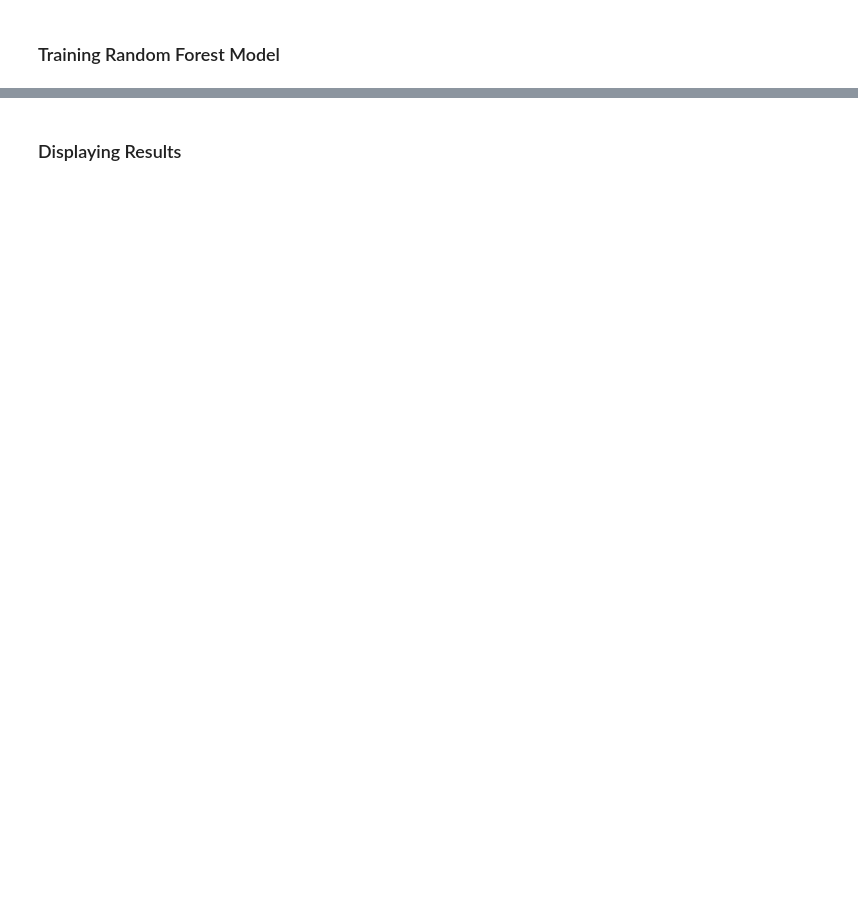
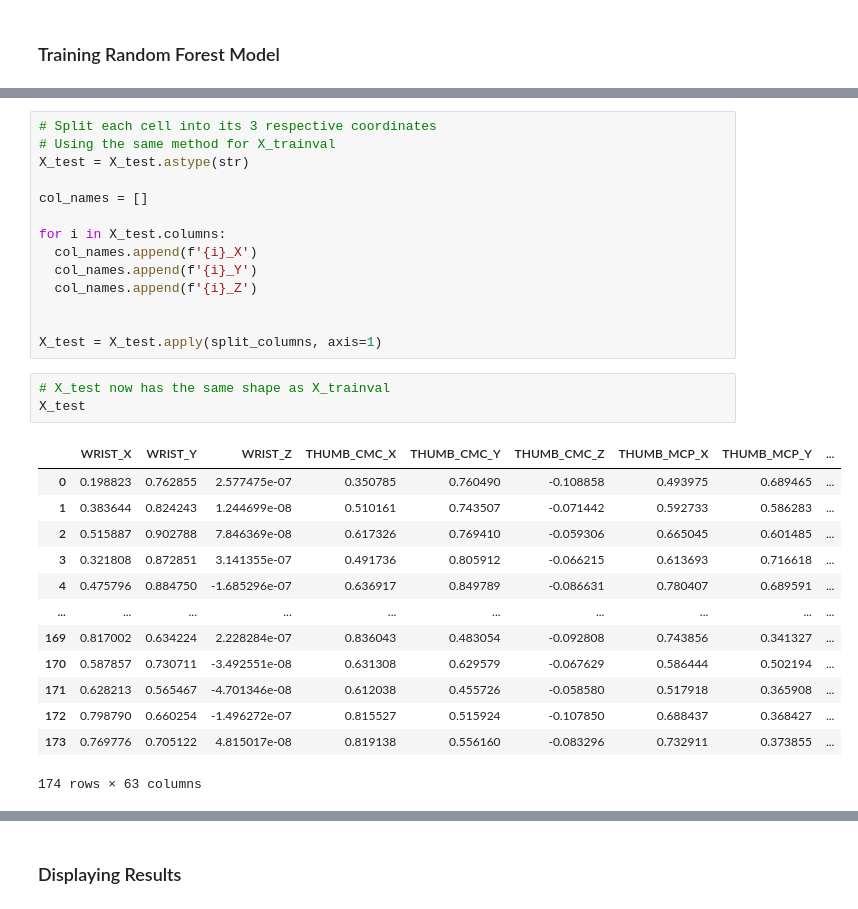
Before and after one commit to elizetran/ensf544_proj2, a Jupyter notebook: rand_forest.ipynb, the cells around one changed output, grey strips where cells are left out. Cells and saved outputs as stored; diff of their text form; blank space fills up the shorter version.

```diff
--- a/rand_forest.ipynb
+++ b/rand_forest.ipynb
@@ -140,0 +320,31 @@ GridSearchCV(cv=5, estimator=SVC(kernel='linear'),
+# %%
+# Split each cell into its 3 respective coordinates
+# Using the same method for X_trainval
+X_test = X_test.astype(str)
+
+col_names = []
+
+for i in X_test.columns:
+  col_names.append(f'{i}_X')
+  col_names.append(f'{i}_Y')
+  col_names.append(f'{i}_Z')
+
+
+X_test = X_test.apply(split_columns, axis=1)
+# %%
+# X_test now has the same shape as X_trainval
+X_test
+# %% [output]
+|  | WRIST_X | WRIST_Y | WRIST_Z | THUMB_CMC_X | THUMB_CMC_Y | THUMB_CMC_Z | THUMB_MCP_X | THUMB_MCP_Y | ... |
+| 0 | 0.198823 | 0.762855 | 2.577475e-07 | 0.350785 | 0.760490 | -0.108858 | 0.493975 | 0.689465 | ... |
+| 1 | 0.383644 | 0.824243 | 1.244699e-08 | 0.510161 | 0.743507 | -0.071442 | 0.592733 | 0.586283 | ... |
+| 2 | 0.515887 | 0.902788 | 7.846369e-08 | 0.617326 | 0.769410 | -0.059306 | 0.665045 | 0.601485 | ... |
+| 3 | 0.321808 | 0.872851 | 3.141355e-07 | 0.491736 | 0.805912 | -0.066215 | 0.613693 | 0.716618 | ... |
+| 4 | 0.475796 | 0.884750 | -1.685296e-07 | 0.636917 | 0.849789 | -0.086631 | 0.780407 | 0.689591 | ... |
+| ... | ... | ... | ... | ... | ... | ... | ... | ... | ... |
+| 169 | 0.817002 | 0.634224 | 2.228284e-07 | 0.836043 | 0.483054 | -0.092808 | 0.743856 | 0.341327 | ... |
+| 170 | 0.587857 | 0.730711 | -3.492551e-08 | 0.631308 | 0.629579 | -0.067629 | 0.586444 | 0.502194 | ... |
+| 171 | 0.628213 | 0.565467 | -4.701346e-08 | 0.612038 | 0.455726 | -0.058580 | 0.517918 | 0.365908 | ... |
+| 172 | 0.798790 | 0.660254 | -1.496272e-07 | 0.815527 | 0.515924 | -0.107850 | 0.688437 | 0.368427 | ... |
+| 173 | 0.769776 | 0.705122 | 4.815017e-08 | 0.819138 | 0.556160 | -0.083296 | 0.732911 | 0.373855 | ... |
+174 rows × 63 columns
```
Also changed, not shown: parts of 22 cells of this notebook.
